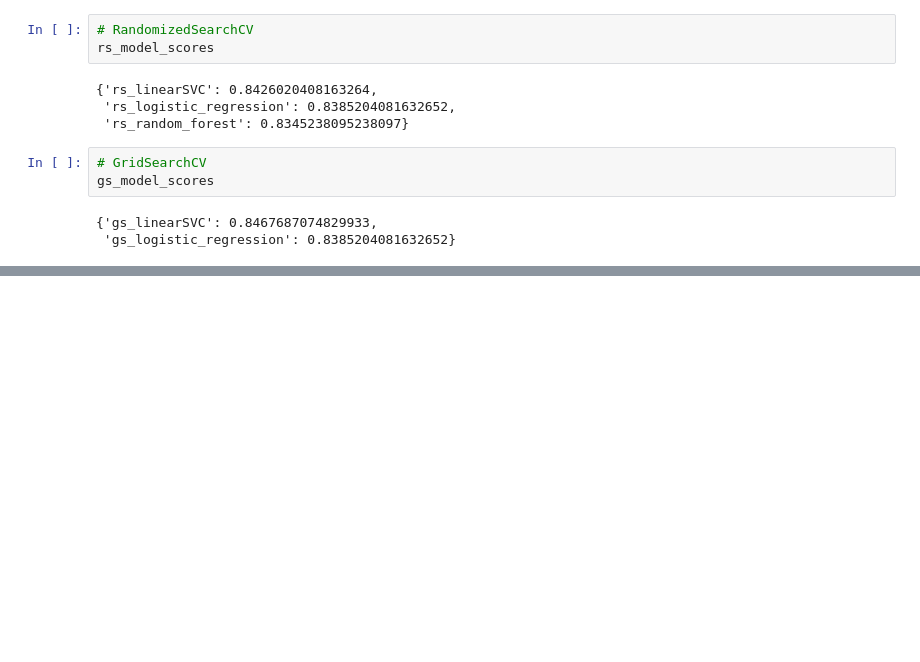
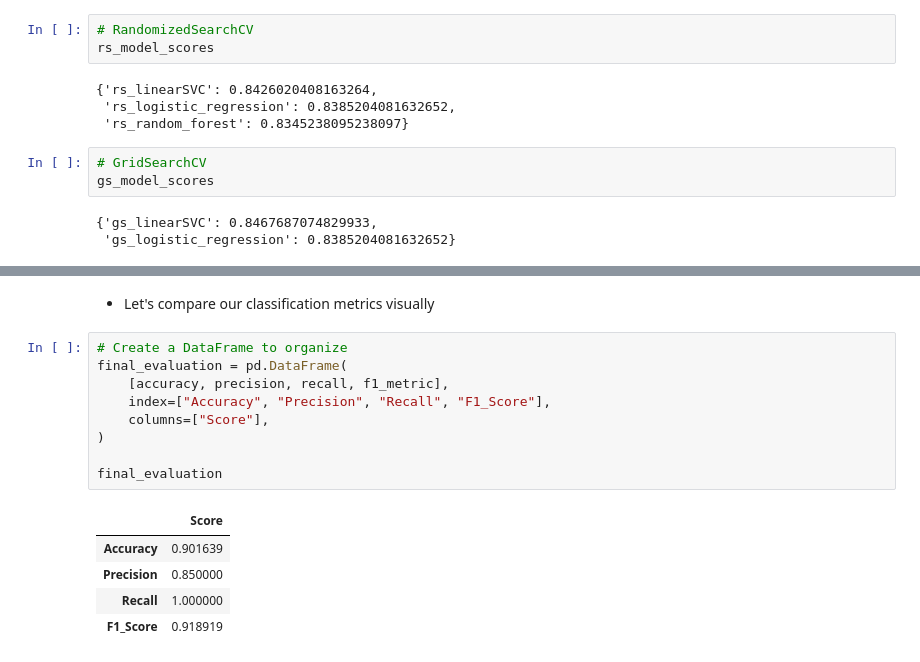
Before and after one commit to DarkDk123/Simple-Heart-disease-classification, a Jupyter notebook: Heart-disease-model.ipynb, the cells around one changed output, grey strips where cells are left out. Saved outputs shown, nothing was run; the diff lists cells and outputs as text; blank space fills up the shorter version.

```diff
--- a/Heart-disease-model.ipynb
+++ b/Heart-disease-model.ipynb
@@ -1313,0 +1479,17 @@ gs_model_scores
+# %% [markdown]
+- Let's compare our classification metrics visually
+# %%
+# Create a DataFrame to organize
+final_evaluation = pd.DataFrame(
+    [accuracy, precision, recall, f1_metric],
+    index=["Accuracy", "Precision", "Recall", "F1_Score"],
+    columns=["Score"],
+)
+
+final_evaluation
+# %% [output]
+|  | Score |
+| Accuracy | 0.901639 |
+| Precision | 0.850000 |
+| Recall | 1.000000 |
+| F1_Score | 0.918919 |
```
Also changed, not shown: parts of 19 cells of this notebook.
